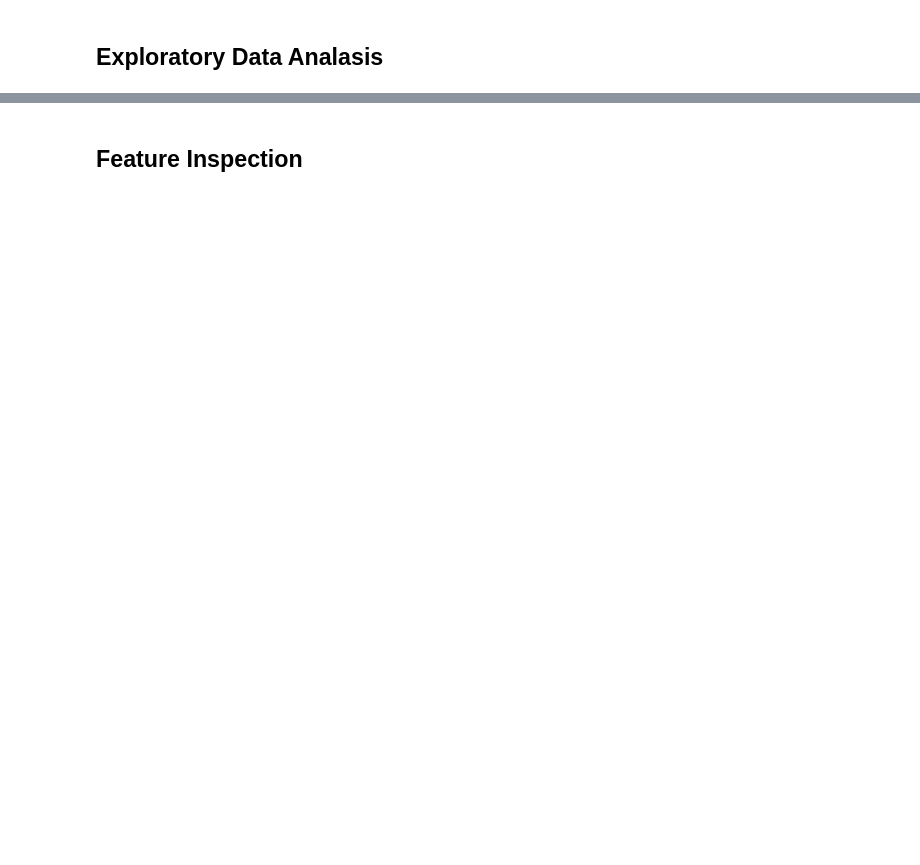
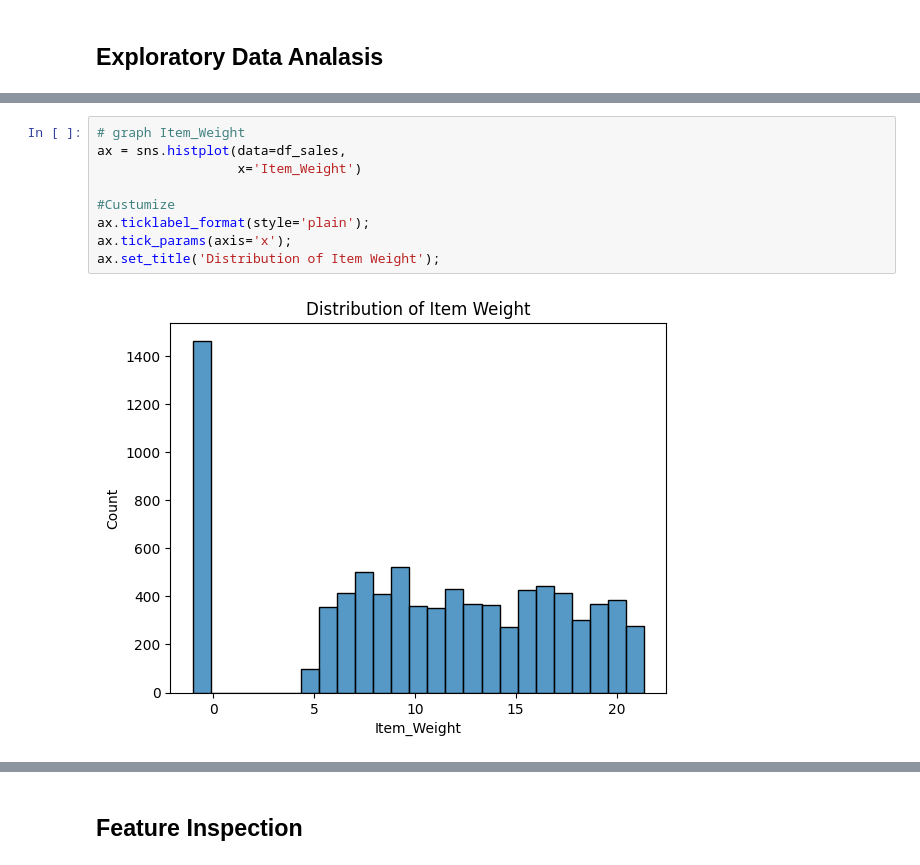
Before and after one commit to LoveidaLucero/Prediction-of-Product-Sales, a Jupyter notebook: Prediction_of_Product_Sales.ipynb, the cells around one changed output, grey strips where cells are left out. Drawn from its saved outputs; the diff is of its cells as text; blank space fills up the shorter version.

```diff
--- a/Prediction_of_Product_Sales.ipynb
+++ b/Prediction_of_Product_Sales.ipynb
@@ -242,0 +281,11 @@ stats.loc[['mean','min','max']]
+# %%
+# graph Item_Weight
+ax = sns.histplot(data=df_sales,
+                  x='Item_Weight')
+
+#Custumize
+ax.ticklabel_format(style='plain');
+ax.tick_params(axis='x');
+ax.set_title('Distribution of Item Weight');
+# %% [output]
+[figure, added]
```
Also changed, not shown: parts of 14 cells of this notebook.
